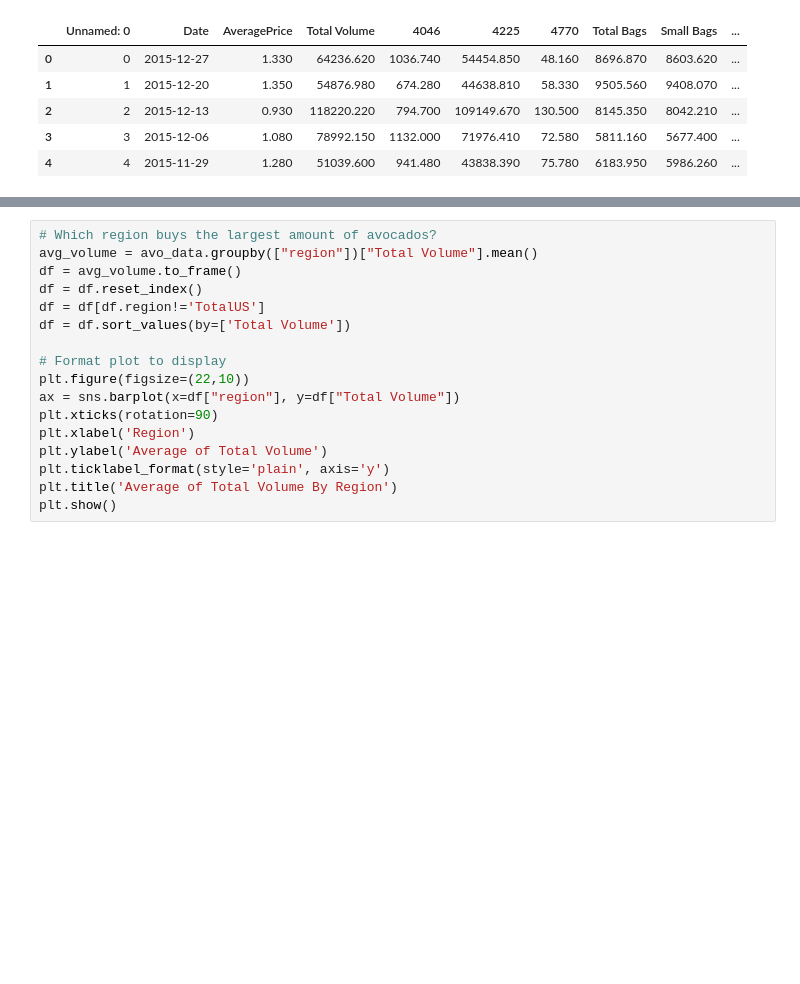
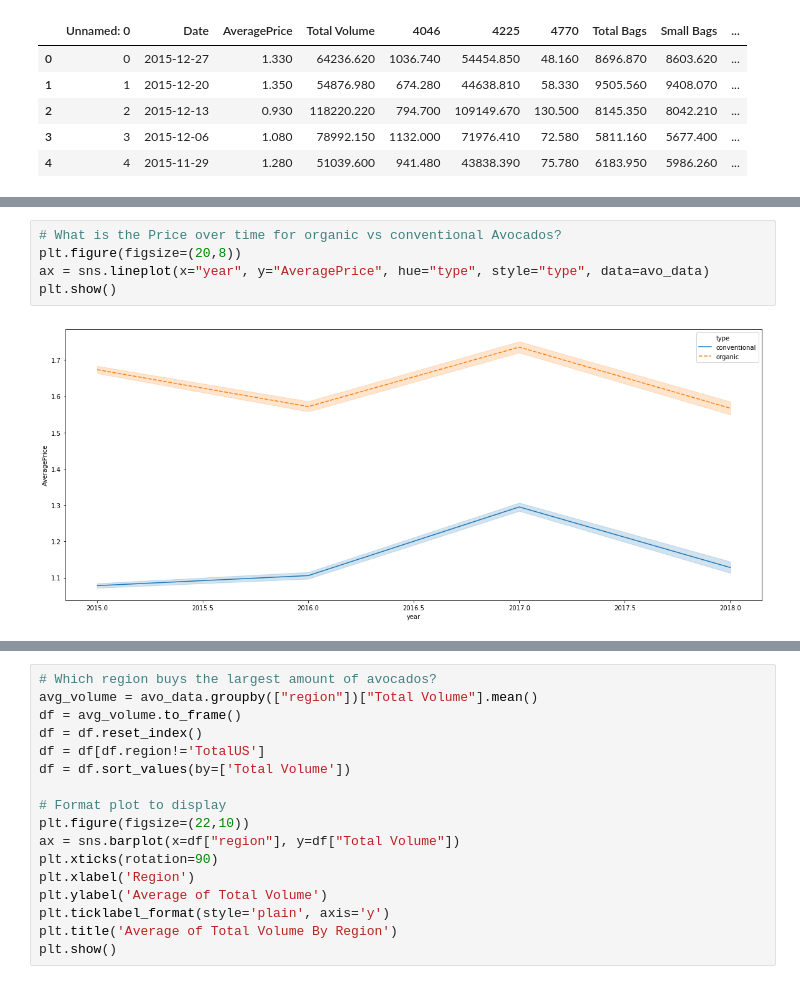
Before and after one commit to sbssai123/avocado-analysis, a Jupyter notebook: avocado_analysis.ipynb, the cells around one changed output, grey strips where cells are left out. Saved outputs shown, nothing was run; the diff lists cells and outputs as text; blank space fills up the shorter version.

```diff
--- a/avocado_analysis.ipynb
+++ b/avocado_analysis.ipynb
@@ -19,0 +27,7 @@ avo_data.head()
+# %%
+# What is the Price over time for organic vs conventional Avocados?
+plt.figure(figsize=(20,8))
+ax = sns.lineplot(x="year", y="AveragePrice", hue="type", style="type", data=avo_data)
+plt.show()
+# %% [output]
+[figure, added]
```
Also changed, not shown: parts of 8 cells of this notebook.
